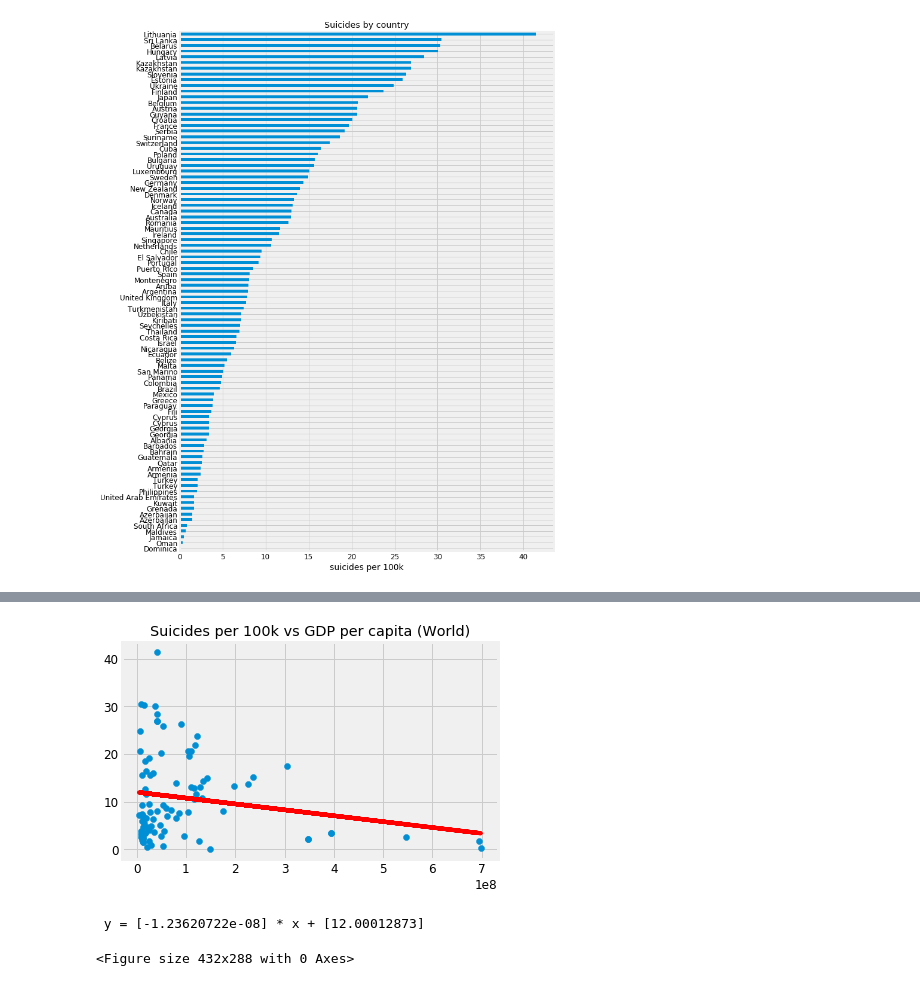
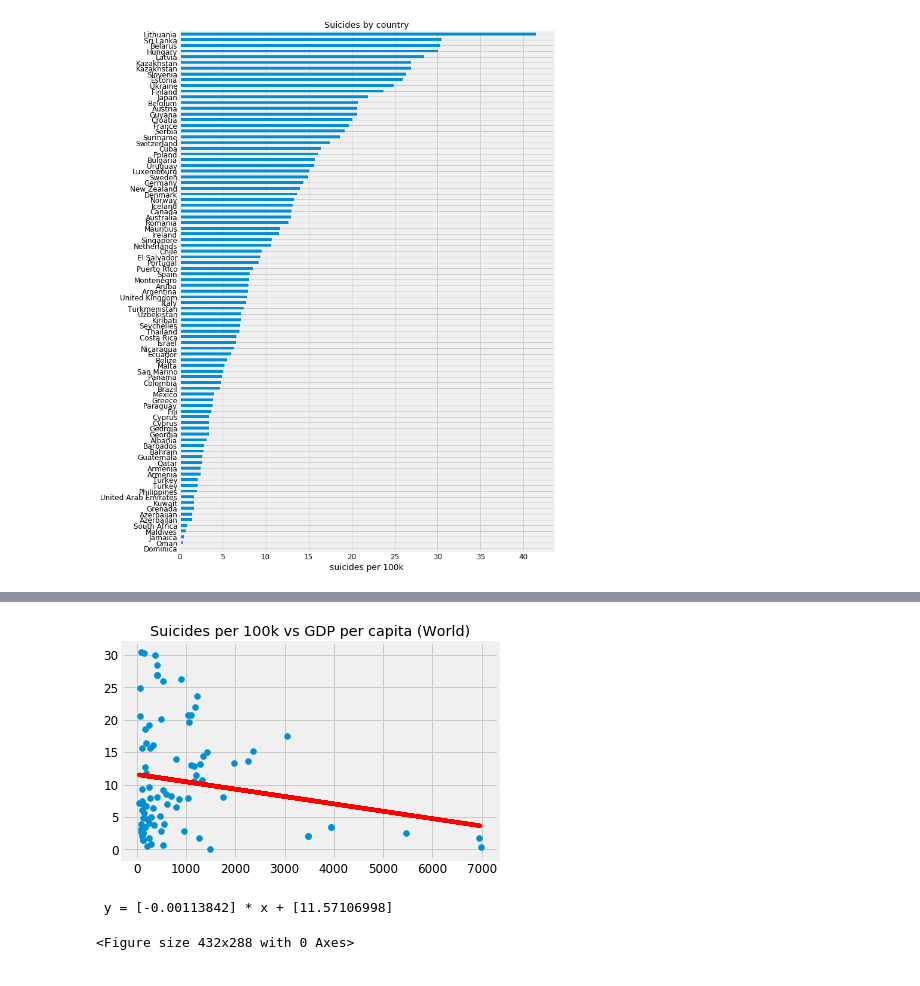
Before and after one commit to MiguelArieiro/WorldSuicideRatesAnalysis, a Jupyter notebook: sgd3.ipynb, the cells around one changed output, grey strips where cells are left out. Saved outputs shown, nothing was run; the diff lists cells and outputs as text; code cells hidden in the pictures.

Commit message:
Updated v0.9999999999
missing k-means

```diff
--- a/sgd3.ipynb
+++ b/sgd3.ipynb
@@ -477,30 +477,30 @@ for value in continentValues:
 # %%
 from sklearn.linear_model import LinearRegression
-df = pd.DataFrame(np.random.randn(100, 3))
+from scipy import stats
 
-from scipy import stats
-totalSuicidesPer100kCountries=totalSuicidesPer100kCountries[(np.abs(stats.zscore(totalSuicidesPer100kCountries.gdp_per_capita_USD)) < 3)]
+df = totalSuicidesPer100kCountries[(np.abs(stats.zscore(totalSuicidesPer100kCountries.suicides_per_100k_pop)) < 3)]
+df = df[(np.abs(stats.zscore(df.gdp_per_capita_USD)) < 3)]
 
-X = totalSuicidesPer100kCountries.iloc[:, -1].values.reshape(-1, 1)  # values converts it into a numpy array
-Y = totalSuicidesPer100kCountries.iloc[:, -2].values.reshape(-1, 1)  # -1 means that calculate the dimension of rows, but have 1 column
+X = df.iloc[:, -1].values.reshape(-1, 1)  # values converts it into a numpy array
+Y = df.iloc[:, -2].values.reshape(-1, 1)  # -1 means that calculate the dimension of rows, but have 1 column
 
 linear_regressor = LinearRegression()  # create object for the class
 linear_regressor.fit(X, Y)  # perform linear regression
 
 Y_pred = linear_regressor.predict(X)  # make predictions
 
-plt.scatter(X, Y)
-plt.plot(X, Y_pred, color='red')
+plt.scatter (X, Y)
+plt.plot (X, Y_pred, color='red')
 
 plt.title("Suicides per 100k vs GDP per capita (World)")
 plt.show()
 plt.savefig("plots\Europe_suicide_rate_vs_GDP_per_100k_regression_Europe.png")
 
 #printing equation
 m = linear_regressor.coef_[0]
 b = linear_regressor.intercept_
 print(' y = {0} * x + {1}'.format(m, b))
 # %% [output]
-[figure, old version]
+[figure, new version]
- y = [-1.23620722e-08] * x + [12.00012873]
+ y = [-0.00113842] * x + [11.57106998]
 <Figure size 432x288 with 0 Axes>
```
Also changed, not shown: parts of 19 cells of this notebook, 11 other files.
